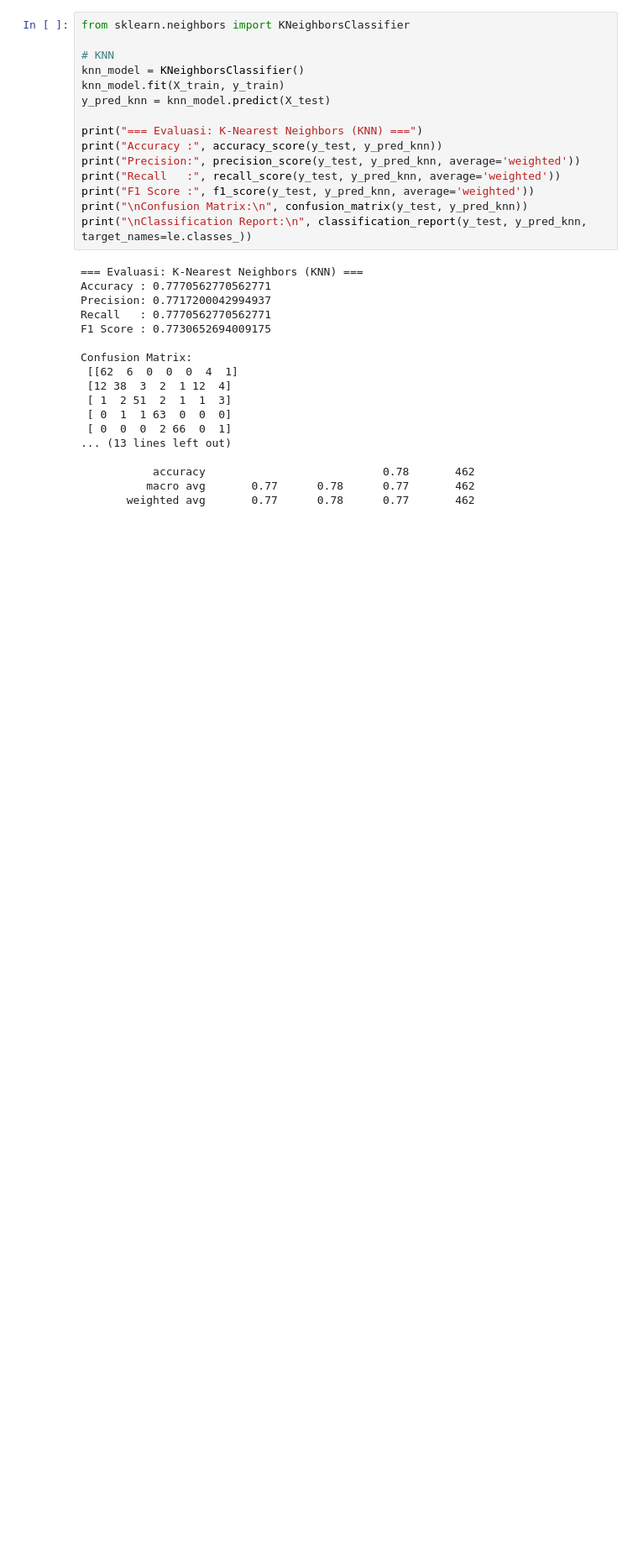
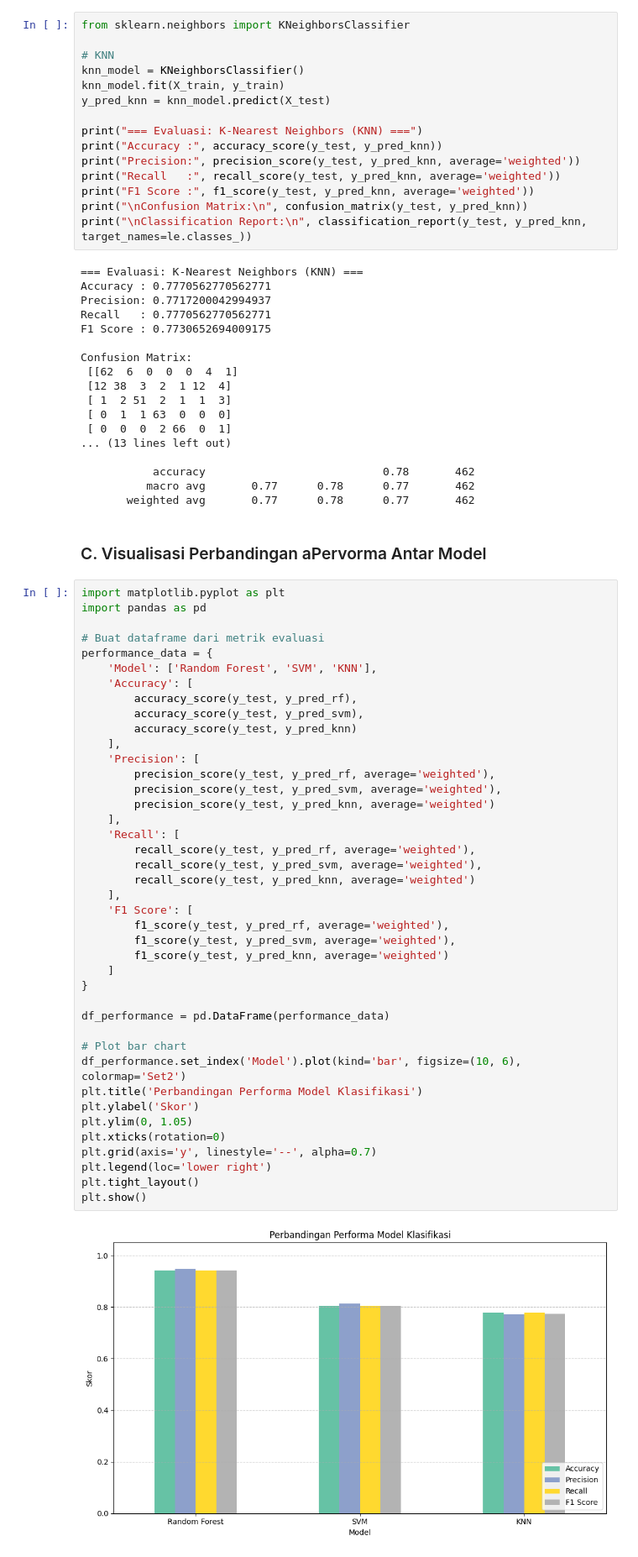
Before and after one commit to aulia-anhar/capstone-obesity-prediction, a Jupyter notebook: notebooks/obesity-calssification.ipynb, the cells around one changed output. Shown at 84% size. Saved outputs shown, nothing was run; the diff lists cells and outputs as text; blank space fills up the shorter version.

```diff
--- a/notebooks/obesity-calssification.ipynb
+++ b/notebooks/obesity-calssification.ipynb
@@ -627,3 +627,48 @@ Confusion Matrix:
            accuracy                           0.78       462
           macro avg       0.77      0.78      0.77       462
        weighted avg       0.77      0.78      0.77       462
+# %% [markdown]
+### C. Visualisasi Perbandingan aPervorma Antar Model
+# %%
+import matplotlib.pyplot as plt
+import pandas as pd
+
+# Buat dataframe dari metrik evaluasi
+performance_data = {
+    'Model': ['Random Forest', 'SVM', 'KNN'],
+    'Accuracy': [
+        accuracy_score(y_test, y_pred_rf),
+        accuracy_score(y_test, y_pred_svm),
+        accuracy_score(y_test, y_pred_knn)
+    ],
+    'Precision': [
+        precision_score(y_test, y_pred_rf, average='weighted'),
+        precision_score(y_test, y_pred_svm, average='weighted'),
+        precision_score(y_test, y_pred_knn, average='weighted')
+    ],
+    'Recall': [
+        recall_score(y_test, y_pred_rf, average='weighted'),
+        recall_score(y_test, y_pred_svm, average='weighted'),
+        recall_score(y_test, y_pred_knn, average='weighted')
+    ],
+    'F1 Score': [
+        f1_score(y_test, y_pred_rf, average='weighted'),
+        f1_score(y_test, y_pred_svm, average='weighted'),
+        f1_score(y_test, y_pred_knn, average='weighted')
+    ]
+}
+
+df_performance = pd.DataFrame(performance_data)
+
+# Plot bar chart
+df_performance.set_index('Model').plot(kind='bar', figsize=(10, 6), colormap='Set2')
+plt.title('Perbandingan Performa Model Klasifikasi')
+plt.ylabel('Skor')
+plt.ylim(0, 1.05)
+plt.xticks(rotation=0)
+plt.grid(axis='y', linestyle='--', alpha=0.7)
+plt.legend(loc='lower right')
+plt.tight_layout()
+plt.show()
+# %% [output]
+[figure, added]
```
Also changed, not shown: parts of 15 cells of this notebook.
